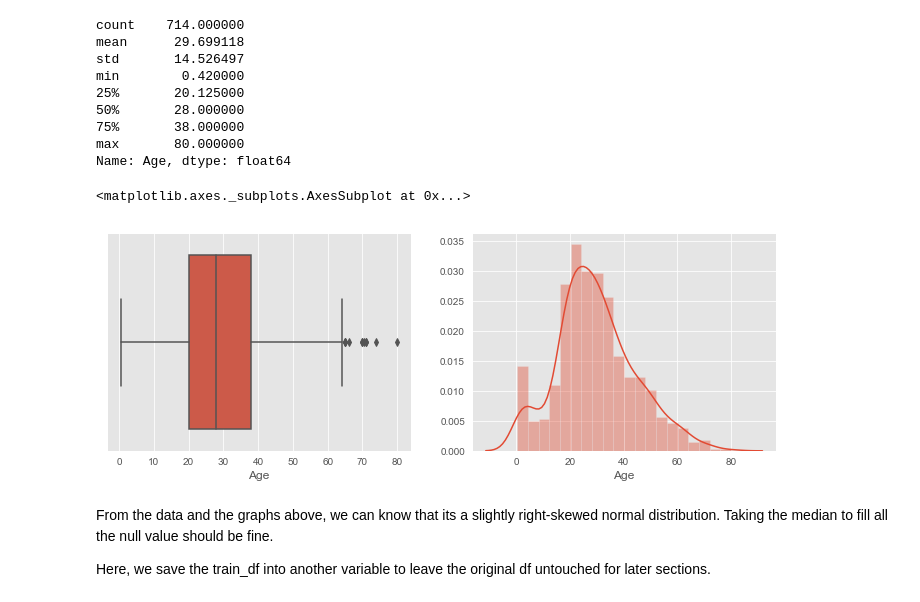
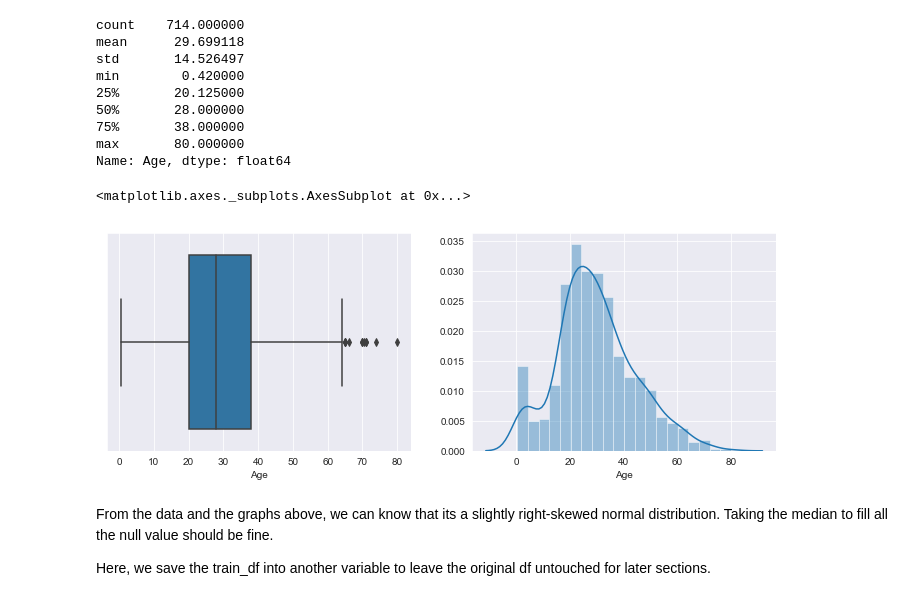
Before and after one commit to air-yan/kaggle_analysis, a Jupyter notebook: EDA on Titanic.ipynb, the cells around one changed output. Drawn from its saved outputs; the diff is of its cells as text; code cells hidden in the pictures.

```diff
--- a/EDA on Titanic.ipynb
+++ b/EDA on Titanic.ipynb
@@ -139,16 +139,14 @@ max       80.000000
 Name: Age, dtype: float64
 # %%
 # shape of its distribution
-
-plt.style.use('ggplot')
 
 f, axes = plt.subplots(1,2,figsize=(12,4))
 
 sns.boxplot(train_df.Age.dropna(),ax=axes[0])
 sns.distplot(train_df.Age.dropna(),ax=axes[1])
 # %% [output]
 <matplotlib.axes._subplots.AxesSubplot at 0x...>
-[figure, old version]
+[figure, new version]
 # %% [markdown]
 From the data and the graphs above, we can know that its a slightly right-skewed normal distribution. Taking the median to fill all the null value should be fine.
 
```
Also changed, not shown: parts of 23 cells of this notebook.
